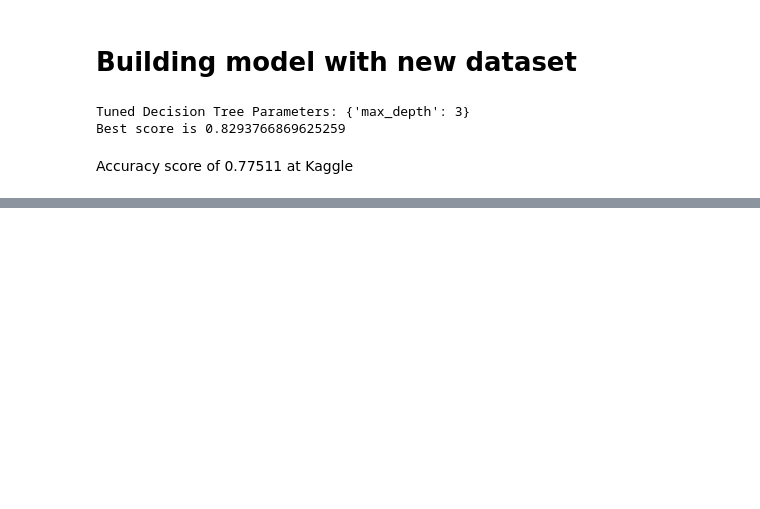
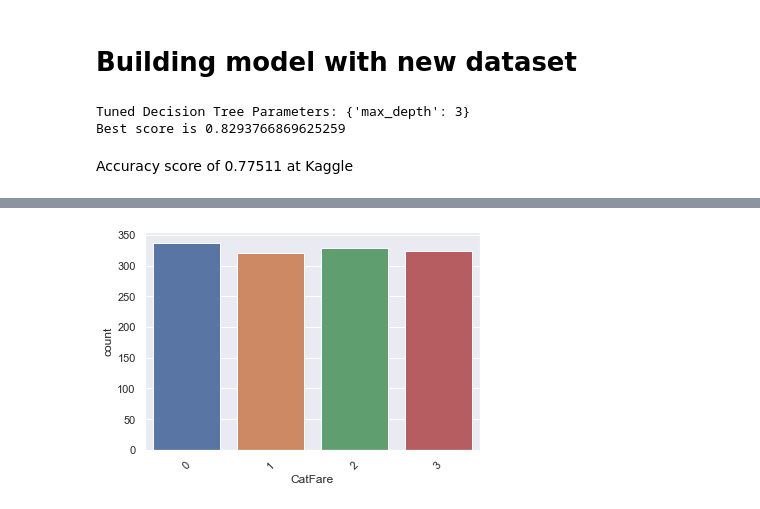
Before and after one commit to emekdahl/titanic, a Jupyter notebook: titanic_3.ipynb, the cells around one changed output, grey strips where cells are left out. Cells and saved outputs as stored; diff of their text form; code cells hidden in the pictures; blank space fills up the shorter version.

Commit message:
did it make sense to put cat fare in quartiles

```diff
--- a/titanic_3.ipynb
+++ b/titanic_3.ipynb
@@ -274,0 +280,5 @@ Accuracy score of 0.77511 at Kaggle
+# %%
+sns.countplot(x='CatFare', data=data);
+plt.xticks(rotation=45);
+# %% [output]
+[figure, added]
```
Also changed, not shown: parts of 1 cell of this notebook.
